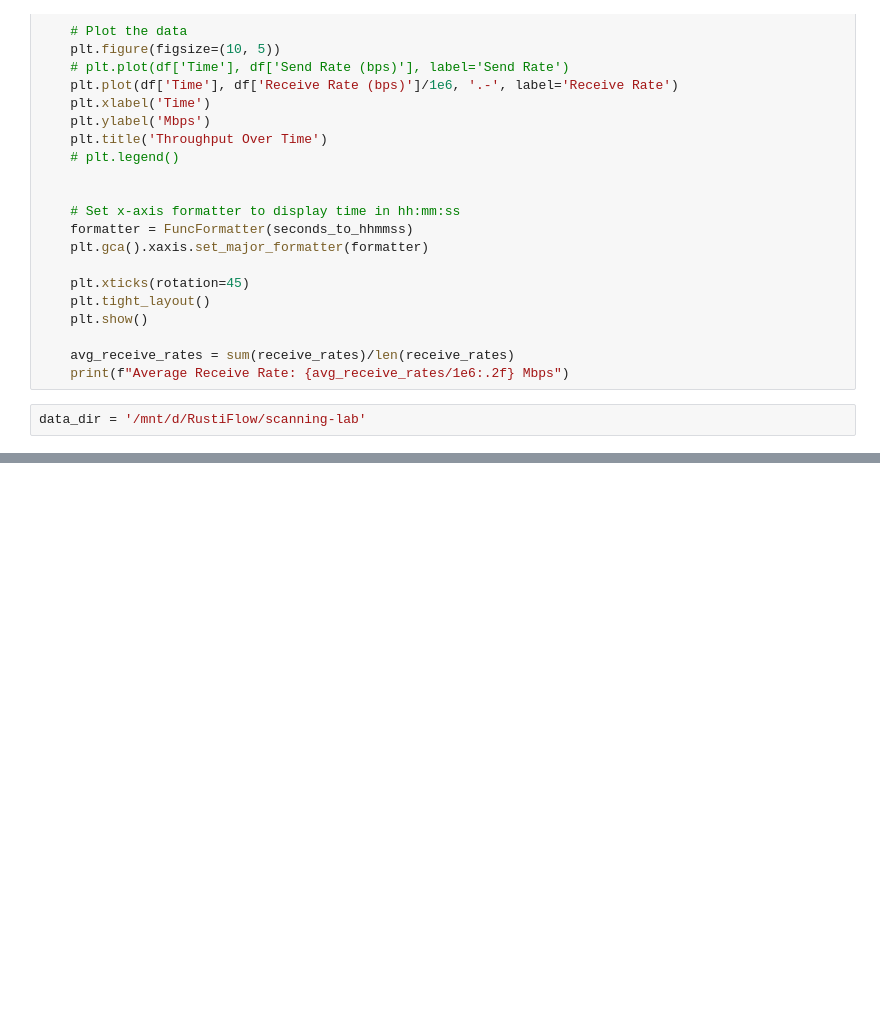
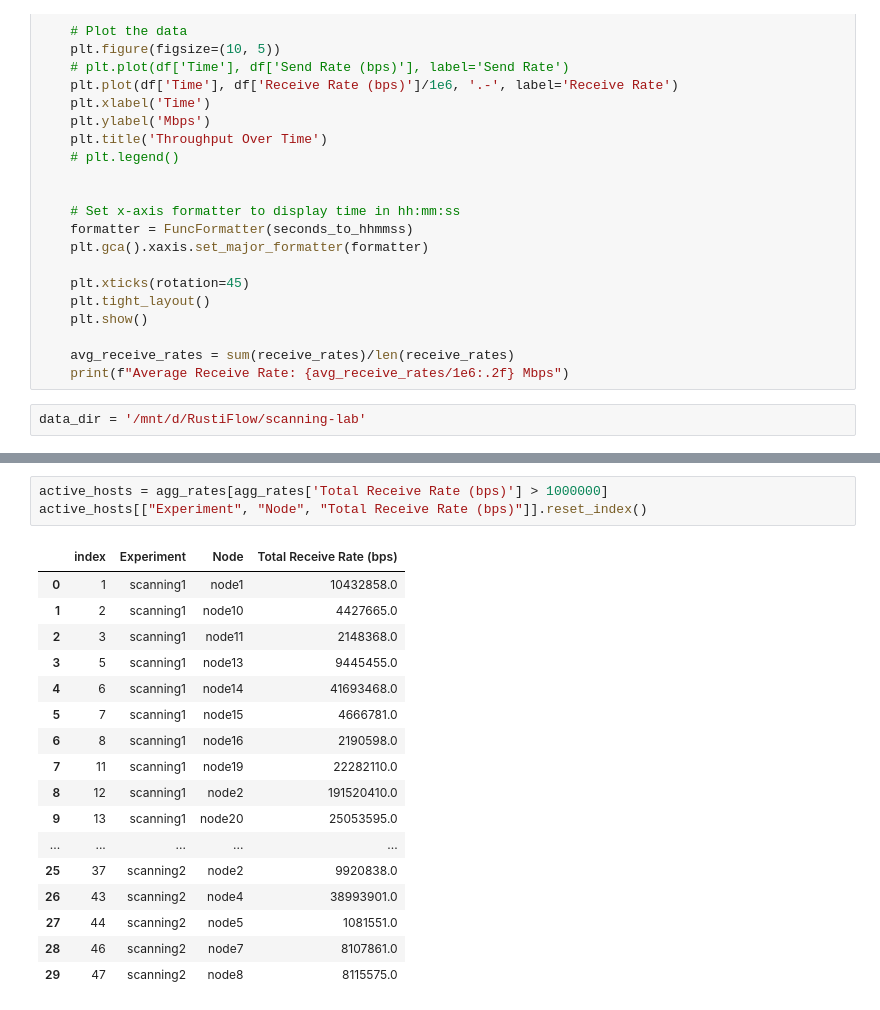
Before and after one commit to mielverkerken/RustiFlow-experiments, a Jupyter notebook: case-study/analysis.ipynb, the cells around one changed output, grey strips where cells are left out. Cells and saved outputs as stored; diff of their text form; blank space fills up the shorter version.

```diff
--- a/case-study/analysis.ipynb
+++ b/case-study/analysis.ipynb
@@ -112,0 +177,21 @@ data_dir = '/mnt/d/RustiFlow/scanning-lab'
+# %%
+active_hosts = agg_rates[agg_rates['Total Receive Rate (bps)'] > 1000000]
+active_hosts[["Experiment", "Node", "Total Receive Rate (bps)"]].reset_index()
+# %% [output]
+|  | index | Experiment | Node | Total Receive Rate (bps) |
+| 0 | 1 | scanning1 | node1 | 10432858.0 |
+| 1 | 2 | scanning1 | node10 | 4427665.0 |
+| 2 | 3 | scanning1 | node11 | 2148368.0 |
+| 3 | 5 | scanning1 | node13 | 9445455.0 |
+| 4 | 6 | scanning1 | node14 | 41693468.0 |
+| 5 | 7 | scanning1 | node15 | 4666781.0 |
+| 6 | 8 | scanning1 | node16 | 2190598.0 |
+| 7 | 11 | scanning1 | node19 | 22282110.0 |
+| 8 | 12 | scanning1 | node2 | 191520410.0 |
+| 9 | 13 | scanning1 | node20 | 25053595.0 |
+| ... | ... | ... | ... | ... |
+| 25 | 37 | scanning2 | node2 | 9920838.0 |
+| 26 | 43 | scanning2 | node4 | 38993901.0 |
+| 27 | 44 | scanning2 | node5 | 1081551.0 |
+| 28 | 46 | scanning2 | node7 | 8107861.0 |
+| 29 | 47 | scanning2 | node8 | 8115575.0 |
```
Also changed, not shown: parts of 6 cells of this notebook, 14 other files.
